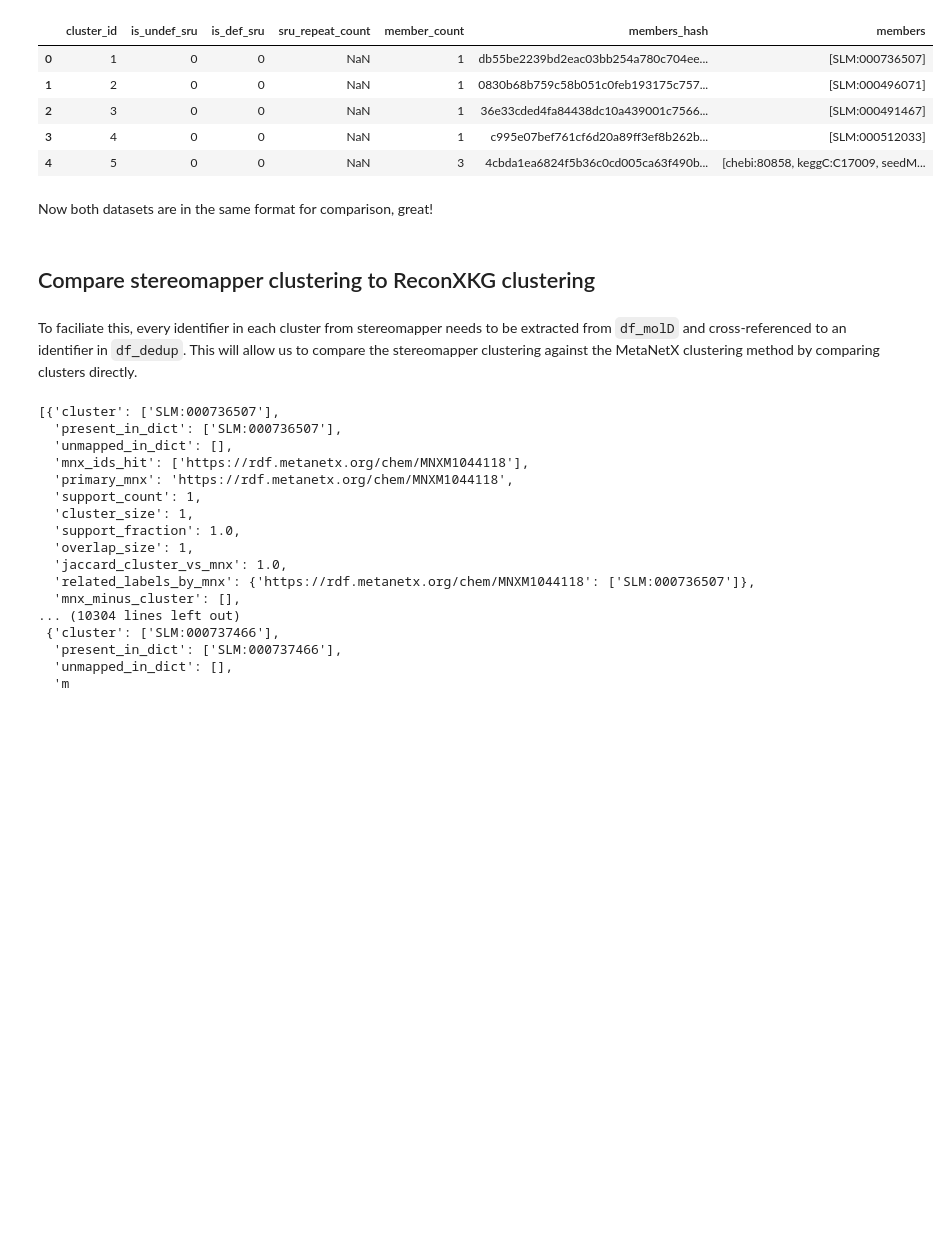
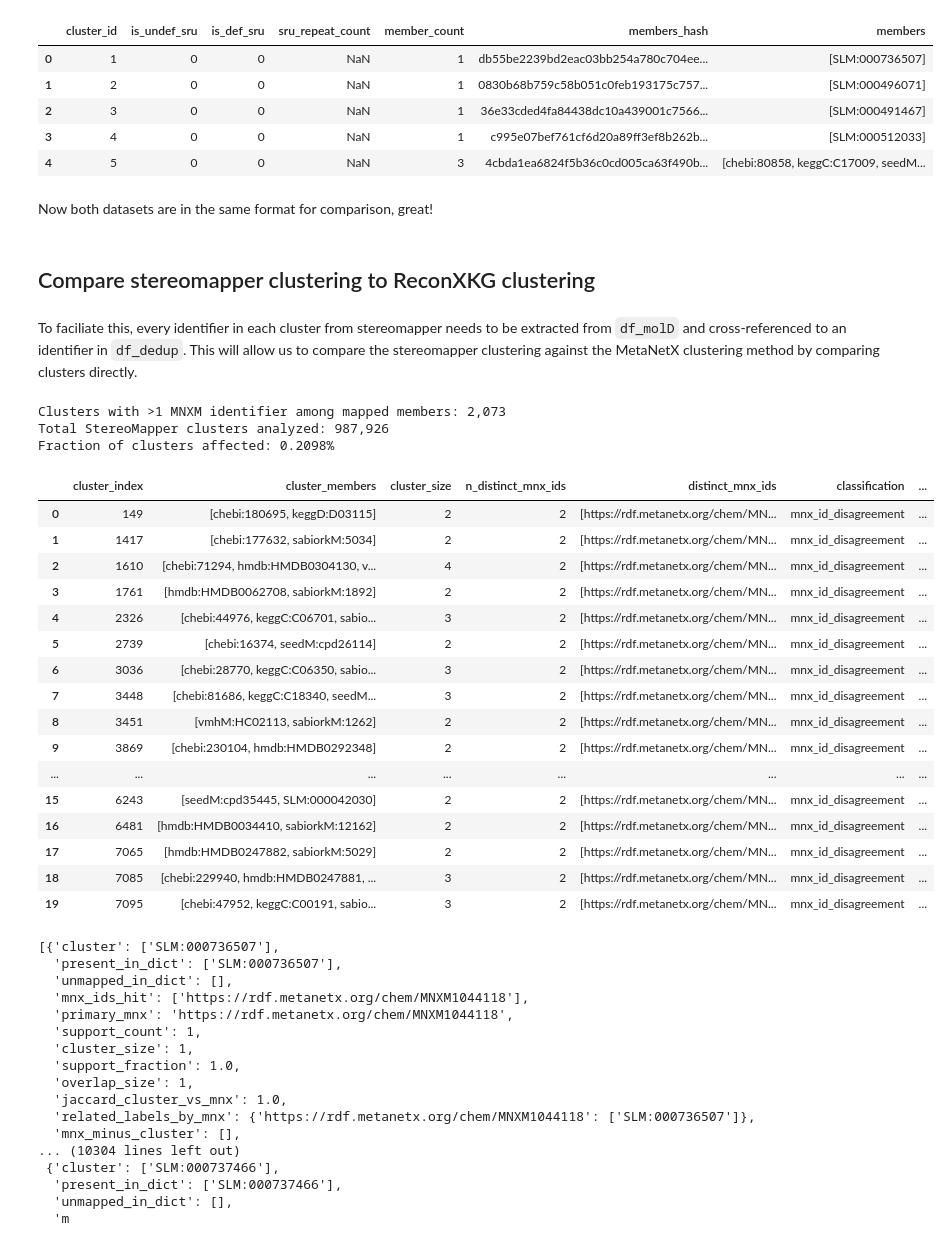
Before and after one commit to Digital-Metabolic-Twin-Centre/stereomapper, a Jupyter notebook: experiments/analysis/clustering_results_original.ipynb, the cells around one changed output. Cells and saved outputs as stored; diff of their text form; code cells hidden in the pictures; blank space fills up the shorter version.

```diff
--- a/experiments/analysis/clustering_results_original.ipynb
+++ b/experiments/analysis/clustering_results_original.ipynb
@@ -222,6 +222,81 @@ def compare_clusters_to_mnx(
     return results
 # %%
 results = compare_clusters_to_mnx(all_members, mnx_structs_dict)
+# %%
+# Reviewer-facing analysis: find StereoMapper-equivalent clusters whose members map to more than one MNXM identifier
+# This answers whether a single StereoMapper cluster may contain structures that MetaNetX treats as separate entities.
+
+mnx_split_rows = []
+for idx, row in enumerate(results):
+    cluster_members = row.get("cluster", []) or []
+    mnx_ids_hit = row.get("mnx_ids_hit", []) or []
+    present_members = row.get("present_in_dict", []) or []
+
+    # Only keep clusters where we have evidence from MetaNetX mappings for more than one MNXM identifier
+    if len(mnx_ids_hit) <= 1:
+        continue
+
+    mnx_by_member = {}
+    for member in present_members:
+        mnx_id = mnx_structs_dict.get(member)
+        if mnx_id is not None:
+            mnx_by_member[member] = mnx_id
+
+    mnx_split_rows.append({
+        "cluster_index": idx,
+        "cluster_members": cluster_members,
+        "cluster_size": len(cluster_members),
+        "present_members": present_members,
+        "unmapped_members": row.get("unmapped_in_dict", []) or [],
+        "mnx_ids_hit": mnx_ids_hit,
+        "distinct_mnx_ids": sorted(set(mnx_by_member.values())),
+        "n_distinct_mnx_ids": len(set(mnx_by_member.values())),
+        "member_to_mnx": mnx_by_member,
+        "classification": row.get("classification"),
+        "jaccard_cluster_vs_mnx": row.get("jaccard_cluster_vs_mnx"),
+    })
+
+mnx_split_df = pd.DataFrame(mnx_split_rows)
+
+print(f"Clusters with >1 MNXM identifier among mapped members: {len(mnx_split_df):,}")
+if not mnx_split_df.empty:
+    print(f"Total StereoMapper clusters analyzed: {len(results):,}")
+    print(f"Fraction of clusters affected: {len(mnx_split_df) / len(results):.4%}")
+    display(
+        mnx_split_df[[
+            "cluster_index",
+            "cluster_members",
+            "cluster_size",
+            "n_distinct_mnx_ids",
+            "distinct_mnx_ids",
+            "classification",
+            "jaccard_cluster_vs_mnx",
+        ]].head(20)
+    )
+
+    # Optional export for reviewer response / supplementary table
+    mnx_split_df.to_csv("stereomapper_clusters_with_multiple_mnxm_ids.csv", index=False)
+# %% [output]
+Clusters with >1 MNXM identifier among mapped members: 2,073
+Total StereoMapper clusters analyzed: 987,926
+Fraction of clusters affected: 0.2098%
+|  | cluster_index | cluster_members | cluster_size | n_distinct_mnx_ids | distinct_mnx_ids | classification | ... |
+| 0 | 149 | [chebi:180695, keggD:D03115] | 2 | 2 | [https://rdf.metanetx.org/chem/MN... | mnx_id_disagreement | ... |
+| 1 | 1417 | [chebi:177632, sabiorkM:5034] | 2 | 2 | [https://rdf.metanetx.org/chem/MN... | mnx_id_disagreement | ... |
+| 2 | 1610 | [chebi:71294, hmdb:HMDB0304130, v... | 4 | 2 | [https://rdf.metanetx.org/chem/MN... | mnx_id_disagreement | ... |
+| 3 | 1761 | [hmdb:HMDB0062708, sabiorkM:1892] | 2 | 2 | [https://rdf.metanetx.org/chem/MN... | mnx_id_disagreement | ... |
+| 4 | 2326 | [chebi:44976, keggC:C06701, sabio... | 3 | 2 | [https://rdf.metanetx.org/chem/MN... | mnx_id_disagreement | ... |
+| 5 | 2739 | [chebi:16374, seedM:cpd26114] | 2 | 2 | [https://rdf.metanetx.org/chem/MN... | mnx_id_disagreement | ... |
+| 6 | 3036 | [chebi:28770, keggC:C06350, sabio... | 3 | 2 | [https://rdf.metanetx.org/chem/MN... | mnx_id_disagreement | ... |
+| 7 | 3448 | [chebi:81686, keggC:C18340, seedM... | 3 | 2 | [https://rdf.metanetx.org/chem/MN... | mnx_id_disagreement | ... |
+| 8 | 3451 | [vmhM:HC02113, sabiorkM:1262] | 2 | 2 | [https://rdf.metanetx.org/chem/MN... | mnx_id_disagreement | ... |
+| 9 | 3869 | [chebi:230104, hmdb:HMDB0292348] | 2 | 2 | [https://rdf.metanetx.org/chem/MN... | mnx_id_disagreement | ... |
+| ... | ... | ... | ... | ... | ... | ... | ... |
+| 15 | 6243 | [seedM:cpd35445, SLM:000042030] | 2 | 2 | [https://rdf.metanetx.org/chem/MN... | mnx_id_disagreement | ... |
+| 16 | 6481 | [hmdb:HMDB0034410, sabiorkM:12162] | 2 | 2 | [https://rdf.metanetx.org/chem/MN... | mnx_id_disagreement | ... |
+| 17 | 7065 | [hmdb:HMDB0247882, sabiorkM:5029] | 2 | 2 | [https://rdf.metanetx.org/chem/MN... | mnx_id_disagreement | ... |
+| 18 | 7085 | [chebi:229940, hmdb:HMDB0247881, ... | 3 | 2 | [https://rdf.metanetx.org/chem/MN... | mnx_id_disagreement | ... |
+| 19 | 7095 | [chebi:47952, keggC:C00191, sabio... | 3 | 2 | [https://rdf.metanetx.org/chem/MN... | mnx_id_disagreement | ... |
 # %%
 results
 # %% [output]
```
Also changed, not shown: 9 other files.
